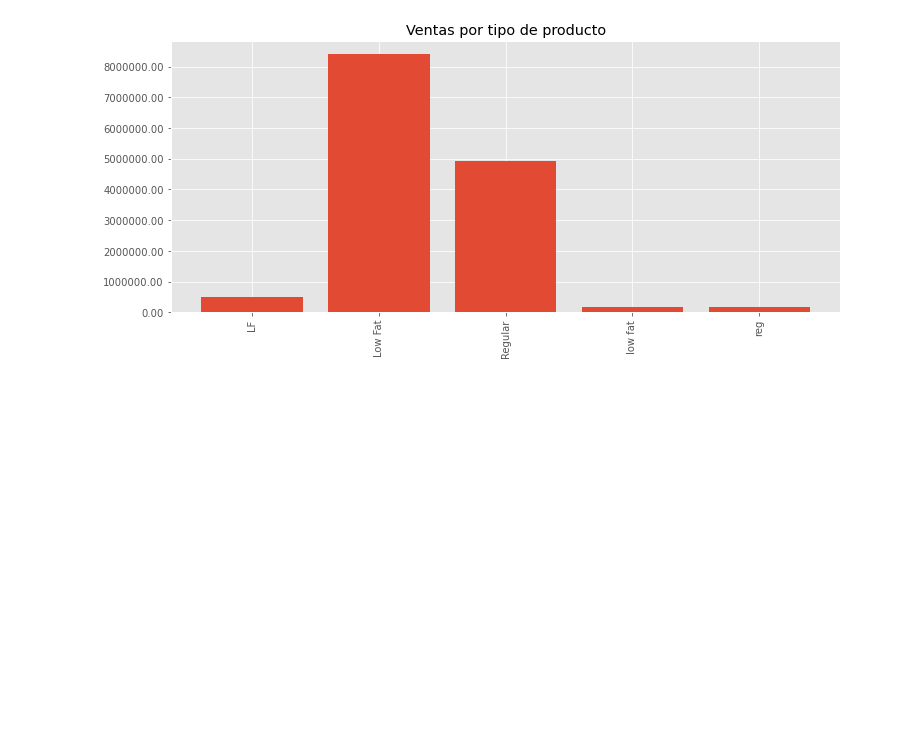
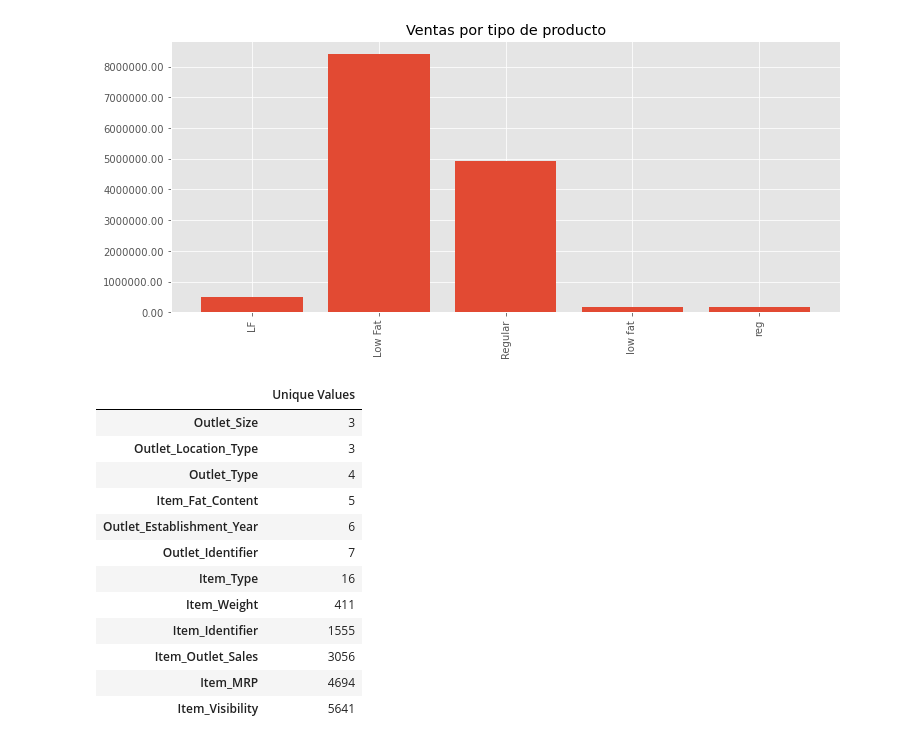
Before and after one commit to Ricardo-Bautista-H/Bigmart-Sales-Predictions, a Jupyter notebook: Predicción_Ventas.ipynb, the cells around one changed output. Cells and saved outputs as stored; diff of their text form; code cells hidden in the pictures; blank space fills up the shorter version.

```diff
--- a/Predicción_Ventas.ipynb
+++ b/Predicción_Ventas.ipynb
@@ -253,3 +253,20 @@ plt.xticks(rotation = 90)
 ax.yaxis.set_major_formatter(matplotlib.ticker.FormatStrFormatter("%.2f"))
 # %% [output]
 [figure]
+# %%
+data_uniq = pd.DataFrame(df.nunique(), columns=["Unique Values"]).sort_values("Unique Values")
+data_uniq
+# %% [output]
+|  | Unique Values |
+| Outlet_Size | 3 |
+| Outlet_Location_Type | 3 |
+| Outlet_Type | 4 |
+| Item_Fat_Content | 5 |
+| Outlet_Establishment_Year | 6 |
+| Outlet_Identifier | 7 |
+| Item_Type | 16 |
+| Item_Weight | 411 |
+| Item_Identifier | 1555 |
+| Item_Outlet_Sales | 3056 |
+| Item_MRP | 4694 |
+| Item_Visibility | 5641 |
```
Also changed, not shown: parts of 13 cells of this notebook.
